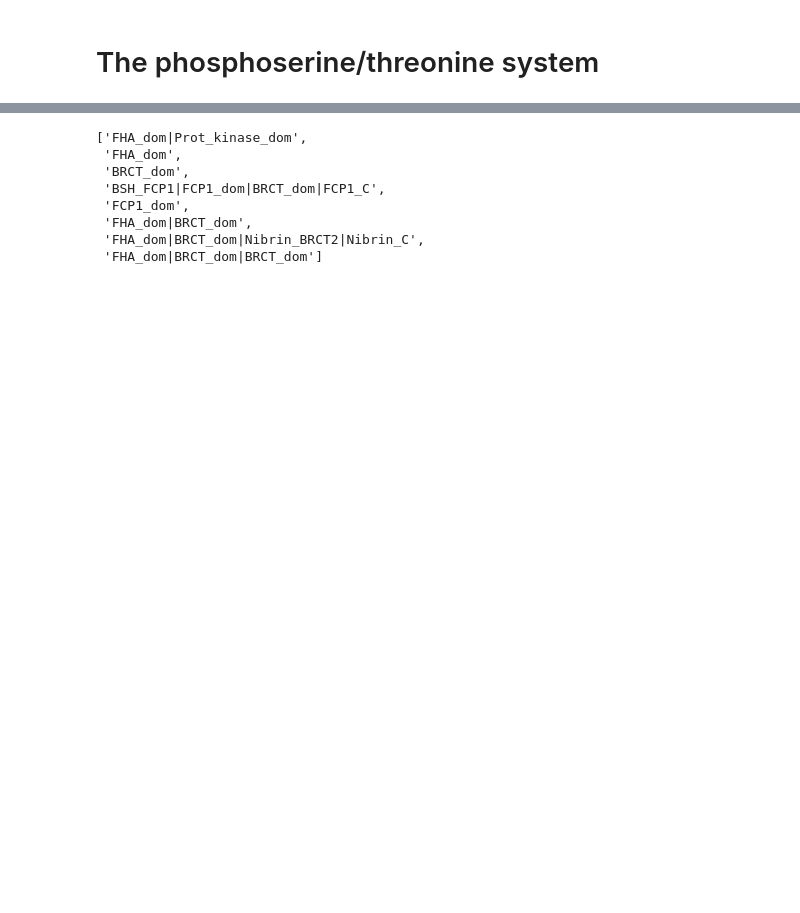
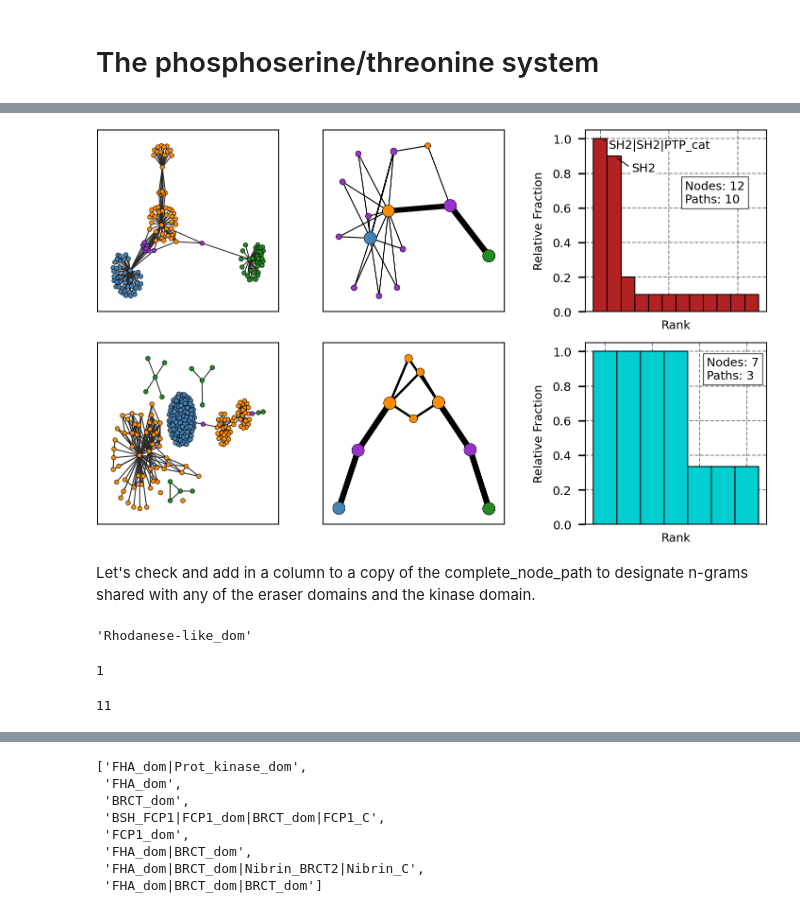
Before and after one commit to NaegleLab/DANSy_Applications, a Jupyter notebook: PTM_systems_analysis.ipynb, the cells around one changed output, grey strips where cells are left out. Cells and saved outputs as stored; diff of their text form; code cells hidden in the pictures; blank space fills up the shorter version.

```diff
--- a/PTM_systems_analysis.ipynb
+++ b/PTM_systems_analysis.ipynb
@@ -133,2 +167,7 @@ plt.close()
+# %%
+phos_sys_fig, phos_sys_axs = plt.subplots(2,3, figsize=(5,3), dpi=300, width_ratios=[1.05,1.05,1], gridspec_kw=dict(hspace=0.05), layout='constrained')
+for dansy_network, ax in zip([complete_ptyr_net, system_ptyr_net], [phos_axs[0,0], phos_sys_axs[0,0]]):
+    draw_colored_network(dansy_network, ax, writer_dom, eraser_dom, reader_dom, color_cats, network_params)
+plt.close()
 # %% [markdown]
 As a way to quantify and demonstrate the number of paths that connect the kinase domain to the PTP domains, we can grab the all the simple paths (where no node is repeated) between the two. However, since there can be a large number we have to limit it to a specific length. For this, we will use the length of the shortest path between the two (and maybe +1)
@@ -477,0 +755,4 @@ ptm_shortest_lens['pSerThr'] = {'reader':wr_len,'eraser':we_len}
+# %%
+phos_sys_fig
+# %% [output]
+[figure, added]
@@ -477,0 +762,2 @@ ptm_shortest_lens['pSerThr'] = {'reader':wr_len,'eraser':we_len}
+# %% [markdown]
+Let's check and add in a column to a copy of the complete_node_path to designate n-grams shared with any of the eraser domains and the kinase domain.
@@ -477,0 +773,12 @@ ptm_shortest_lens['pSerThr'] = {'reader':wr_len,'eraser':we_len}
+# %%
+complete_pst_net.return_legible_ngram('IPR001763')
+# %% [output]
+'Rhodanese-like_dom'
+# %%
+len(set(complete_pst_net.interpro2uniprot['IPR001763']).intersection(complete_pst_net.interpro2uniprot['IPR000719']))
+# %% [output]
+1
+# %%
+len(set(complete_pst_net.interpro2uniprot['IPR001763']).intersection(list(itertools.chain.from_iterable([complete_pst_net.interpro2uniprot[i] for i in eraser_dom]))))
+# %% [output]
+11
```
Also changed, not shown: parts of 92 cells of this notebook.
